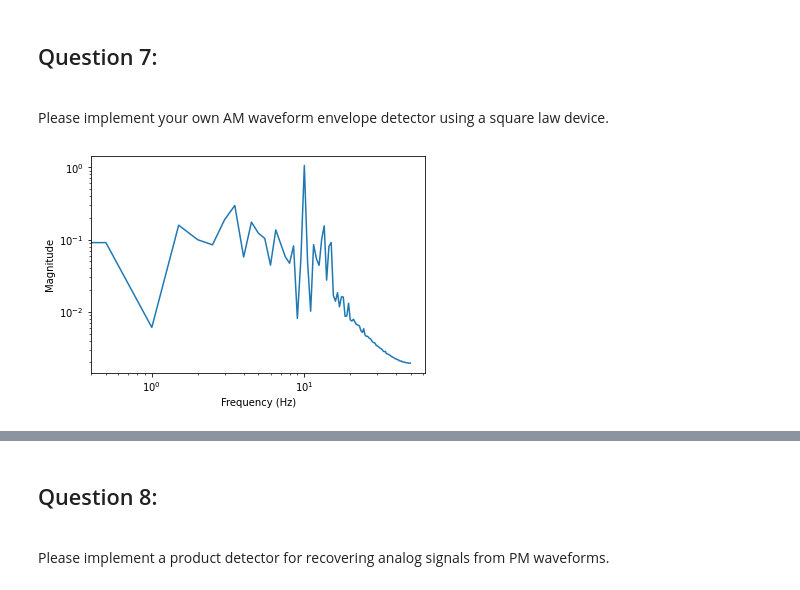
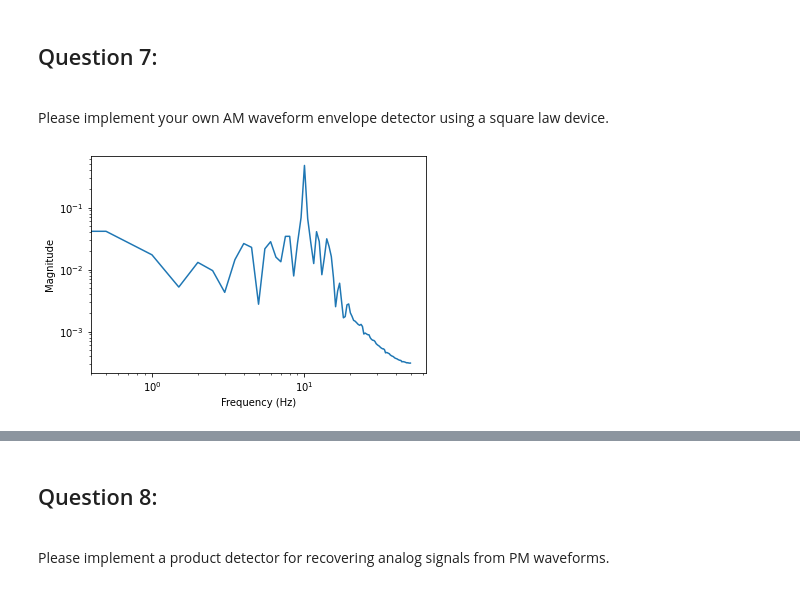
Before and after one commit to eewilliams-wpi/ECE3311_Team6, a Jupyter notebook: proj3_maya_111520.ipynb, the cells around one changed output, grey strips where cells are left out. Saved outputs shown, nothing was run; the diff lists cells and outputs as text; code cells hidden in the pictures.

```diff
--- a/proj3_maya_111520.ipynb
+++ b/proj3_maya_111520.ipynb
@@ -223,34 +223,35 @@ plt.show()
 # %%
 #import matplotlib.pyplot
 Fs = 100
 
 def FFT_func(signal,N):
 
     fft = np.fft.fft    # defining FFT as a variable
 
     # frequency response of the 2 sin wave summed signal
     f = Fs*np.arange(N/2)/N                     # freq, x-axis
     signal_FFT = fft(signal)[0:int(N/2)]/N    # FFT of signal
     signal_FFT[1:] = 2*signal_FFT[1:]   # taking positive side
     signal_FFT = np.abs(signal_FFT)     # neglecting imaginary
 
     # plot the new signal in frequency domain
     plt.plot(f, signal_FFT) # plotting signal w/ respect to freq
     plt.xscale('log')               # log scale x-axis
     plt.yscale('log')               # log scale y-axis
     plt.xlabel('Frequency (Hz)')    # x-axis, frequency in hertz
     plt.ylabel('Magnitude')         # y-axis, magnitude of signal
     plt.show()
 
     return signal_FFT       # return the magnitude response
 
 # signal parameters
 #N = Fs*sample_time  # total number of points in the signal
 amwavesq = sig_am*sig_am
+pmwave = sig_pm*np.cos(w_c*n+np.pi/4)
 # plotting the frequnecy response using the signal from #9
-mag_plot = FFT_func(amwavesq,len(amwavesq))
+mag_plot = FFT_func(pmwave,len(pmwave))
 # %% [output]
-[figure, old version]
+[figure, new version]
 # %%
 amwavesq = sig_am*sig_am
 
```
Also changed, not shown: parts of 15 cells of this notebook.
